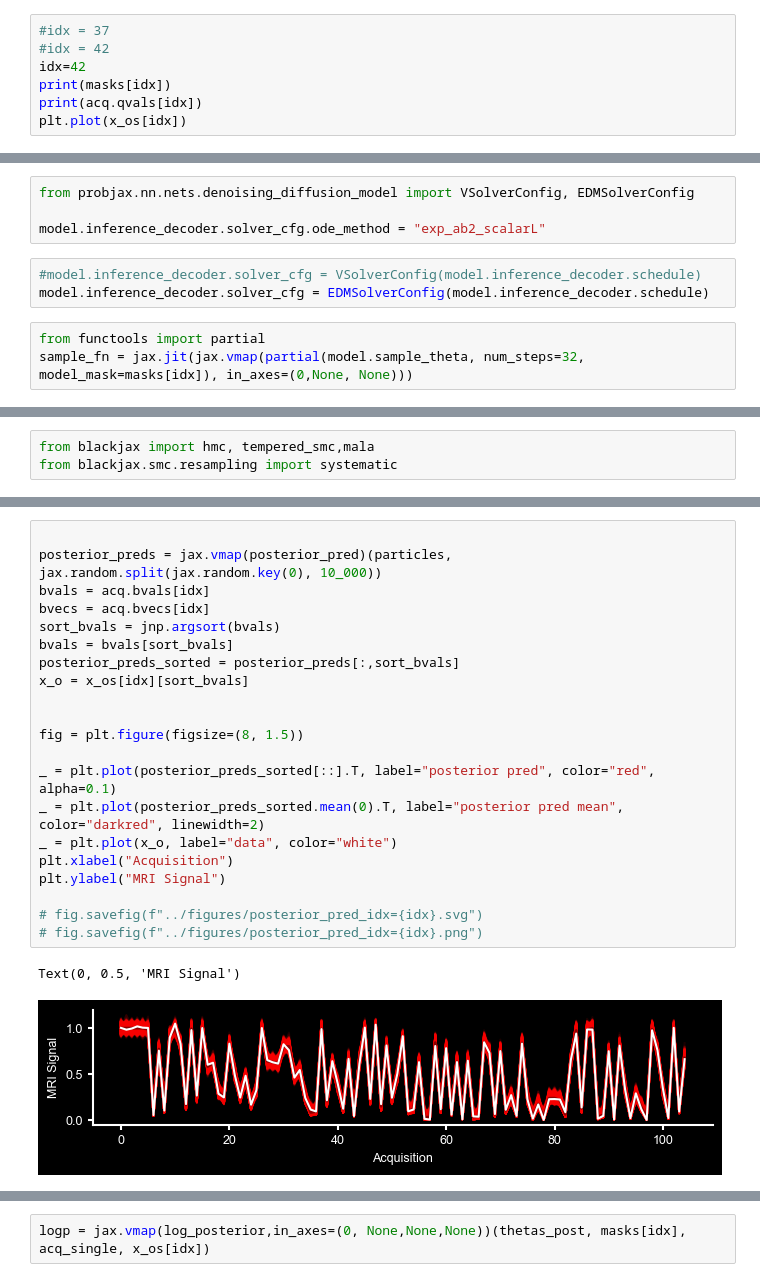
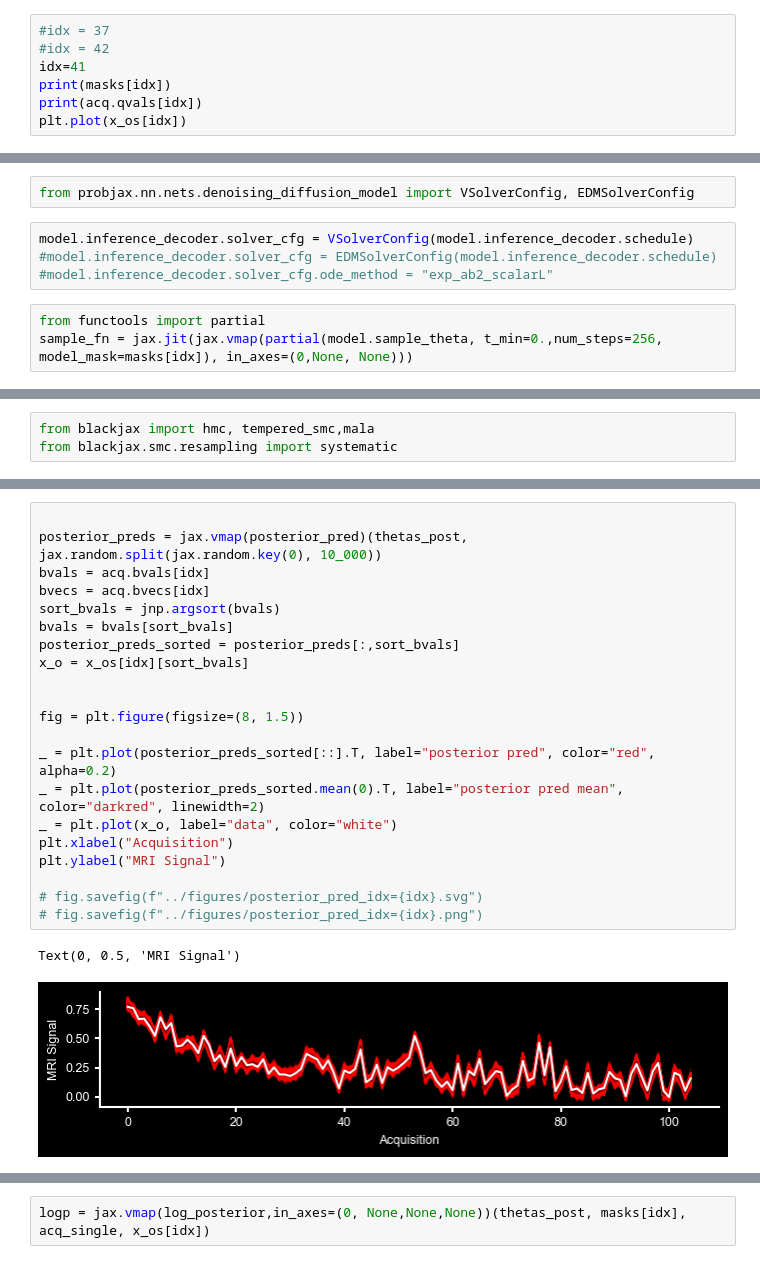
Before and after one commit to mackelab/dmri, a Jupyter notebook: notebooks/eval_parameter_inference.ipynb, the cells around one changed output, grey strips where cells are left out. Drawn from its saved outputs; the diff is of its cells as text.

```diff
--- a/notebooks/eval_parameter_inference.ipynb
+++ b/notebooks/eval_parameter_inference.ipynb
@@ -51,7 +51,7 @@ x_os = out["x"]
 # %%
 #idx = 37
 #idx = 42
-idx=42
+idx=41
 print(masks[idx])
 print(acq.qvals[idx])
 plt.plot(x_os[idx])
@@ -77,12 +80,11 @@ plt.plot(x_os[idx])
 # %%
 from probjax.nn.nets.denoising_diffusion_model import VSolverConfig, EDMSolverConfig
-
-model.inference_decoder.solver_cfg.ode_method = "exp_ab2_scalarL"
 # %%
-#model.inference_decoder.solver_cfg = VSolverConfig(model.inference_decoder.schedule)
-model.inference_decoder.solver_cfg = EDMSolverConfig(model.inference_decoder.schedule)
+model.inference_decoder.solver_cfg = VSolverConfig(model.inference_decoder.schedule)
+#model.inference_decoder.solver_cfg = EDMSolverConfig(model.inference_decoder.schedule)
+#model.inference_decoder.solver_cfg.ode_method = "exp_ab2_scalarL"
 # %%
 from functools import partial
-sample_fn = jax.jit(jax.vmap(partial(model.sample_theta, num_steps=32, model_mask=masks[idx]), in_axes=(0,None, None)))
+sample_fn = jax.jit(jax.vmap(partial(model.sample_theta, t_min=0.,num_steps=256, model_mask=masks[idx]), in_axes=(0,None, None)))
 # %%
 thetas_post = sample_fn(jax.random.split(jax.random.key(0), 10_000), jax.tree_util.tree_map(lambda x: x[idx], acq), x_os[idx])
@@ -209,27 +234,27 @@ _ = pairplot([particles[:, :30]], points=[theta[idx, :30]], limits=[[-3,3]]*30,
 # %%
 
-posterior_preds = jax.vmap(posterior_pred)(particles, jax.random.split(jax.random.key(0), 10_000))
+posterior_preds = jax.vmap(posterior_pred)(thetas_post, jax.random.split(jax.random.key(0), 10_000))
 bvals = acq.bvals[idx]
 bvecs = acq.bvecs[idx]
 sort_bvals = jnp.argsort(bvals)
 bvals = bvals[sort_bvals]
 posterior_preds_sorted = posterior_preds[:,sort_bvals]
 x_o = x_os[idx][sort_bvals]
 
 
 fig = plt.figure(figsize=(8, 1.5))
 
-_ = plt.plot(posterior_preds_sorted[::].T, label="posterior pred", color="red", alpha=0.1)
+_ = plt.plot(posterior_preds_sorted[::].T, label="posterior pred", color="red", alpha=0.2)
 _ = plt.plot(posterior_preds_sorted.mean(0).T, label="posterior pred mean", color="darkred", linewidth=2)
 _ = plt.plot(x_o, label="data", color="white")
 plt.xlabel("Acquisition")
 plt.ylabel("MRI Signal")
 
 # fig.savefig(f"../figures/posterior_pred_idx={idx}.svg")
 # fig.savefig(f"../figures/posterior_pred_idx={idx}.png")
 # %% [output]
 Text(0, 0.5, 'MRI Signal')
-[figure, old version]
+[figure, new version]
 # %%
 def loglikelihood(theta, mask, acq, x):
     simulator = sim_type.from_theta(theta, model_mask=mask)
```
Also changed, not shown: parts of 23 cells of this notebook, 2 other files.
